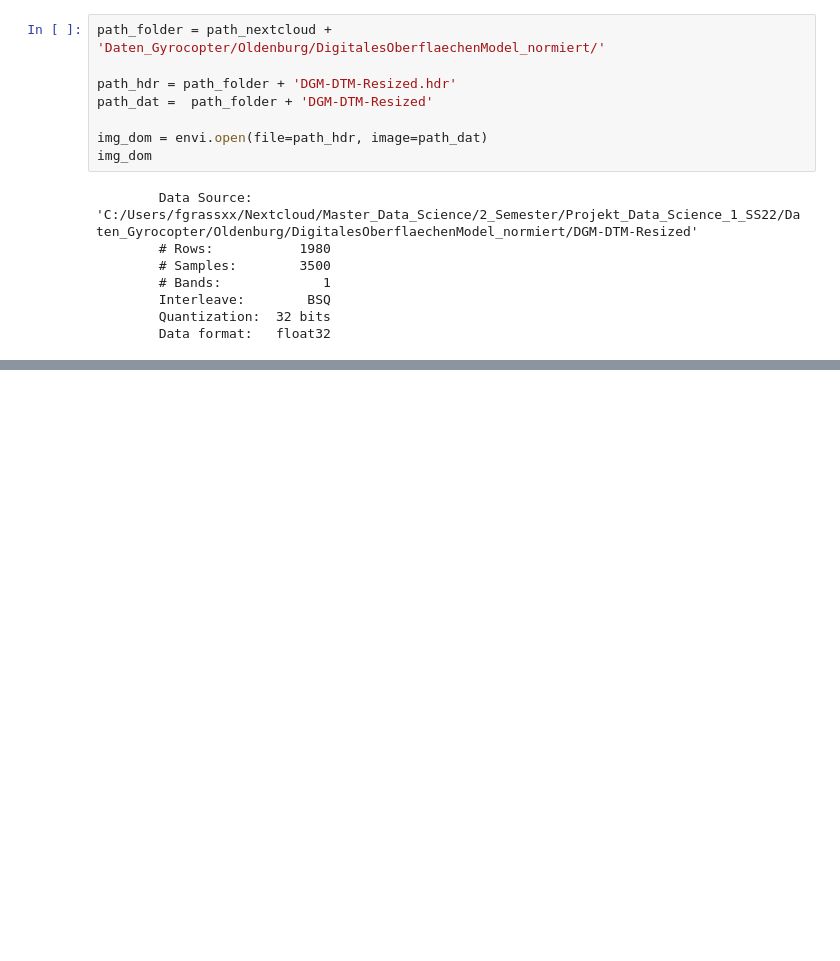
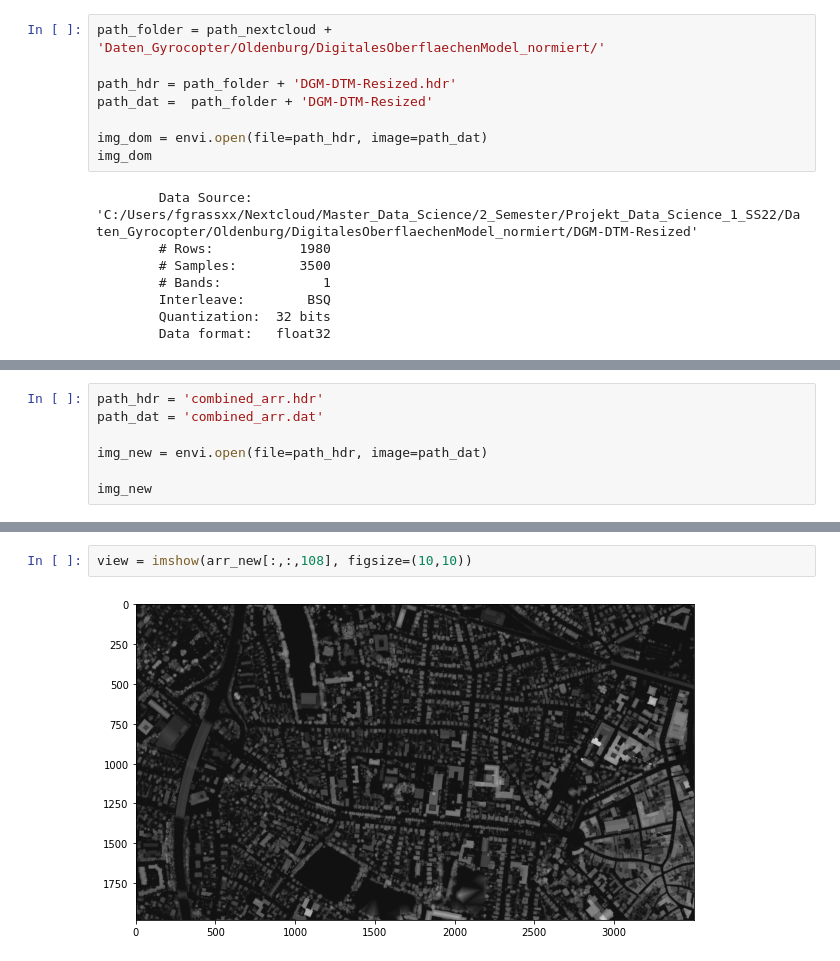
Before and after one commit to Tes-star/Remote_Sensing_Gyrocopter, a Jupyter notebook: Kombination_Daten/Combine_Data.ipynb, the cells around one changed output, grey strips where cells are left out. Saved outputs shown, nothing was run; the diff lists cells and outputs as text; blank space fills up the shorter version.

```diff
--- a/Kombination_Daten/Combine_Data.ipynb
+++ b/Kombination_Daten/Combine_Data.ipynb
@@ -115,0 +138,7 @@ view = imshow(t[:,:,108], figsize=(30,50))
+# %%
+path_hdr = 'combined_arr.hdr'
+path_dat = 'combined_arr.dat'
+
+img_new = envi.open(file=path_hdr, image=path_dat)
+
+img_new
@@ -115,0 +161,4 @@ view = imshow(t[:,:,108], figsize=(30,50))
+# %%
+view = imshow(arr_new[:,:,108], figsize=(10,10))
+# %% [output]
+[figure, added]
```
Also changed, not shown: parts of 17 cells of this notebook, 2 other files.
